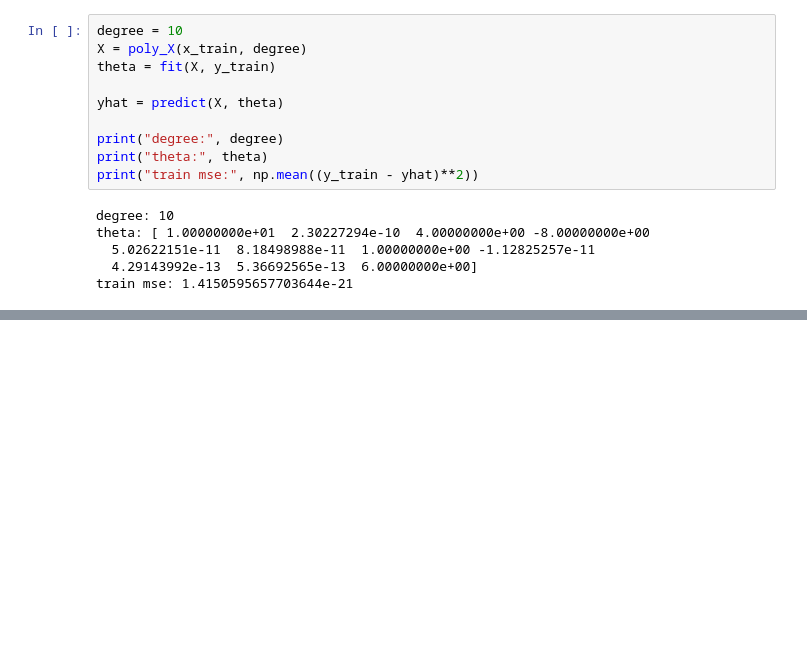
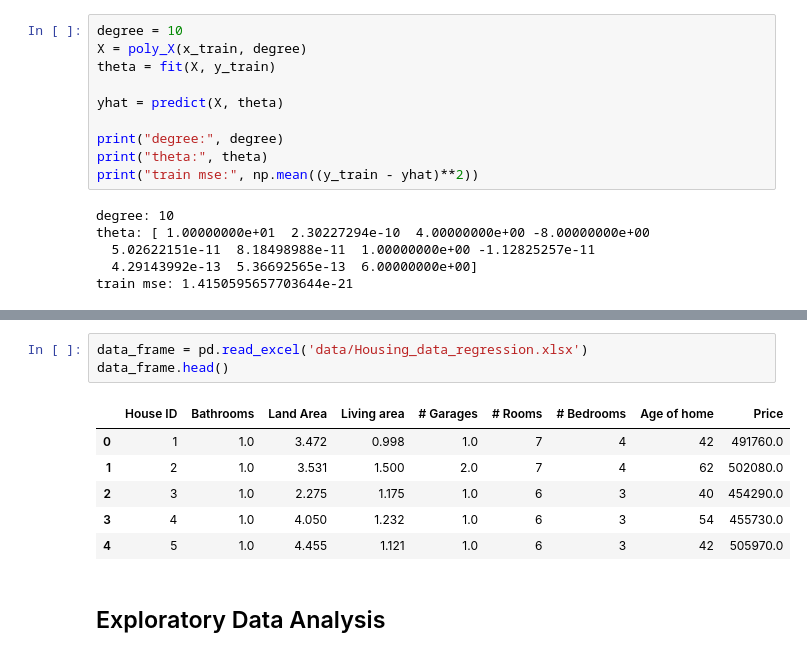
Before and after one commit to dutch-casa/machine.learning.regression, a Jupyter notebook: dutch_assignment_one.ipynb, the cells around one changed output, grey strips where cells are left out. Saved outputs shown, nothing was run; the diff lists cells and outputs as text; blank space fills up the shorter version.

```diff
--- a/dutch_assignment_one.ipynb
+++ b/dutch_assignment_one.ipynb
@@ -135,0 +259,12 @@ print("test mse:", np.mean((y_test - yhat_test) ** 2))
+# %%
+data_frame = pd.read_excel('data/Housing_data_regression.xlsx')
+data_frame.head()
+# %% [output]
+|  | House ID | Bathrooms | Land Area | Living area | # Garages | # Rooms | # Bedrooms | Age of home | Price |
+| 0 | 1 | 1.0 | 3.472 | 0.998 | 1.0 | 7 | 4 | 42 | 491760.0 |
+| 1 | 2 | 1.0 | 3.531 | 1.500 | 2.0 | 7 | 4 | 62 | 502080.0 |
+| 2 | 3 | 1.0 | 2.275 | 1.175 | 1.0 | 6 | 3 | 40 | 454290.0 |
+| 3 | 4 | 1.0 | 4.050 | 1.232 | 1.0 | 6 | 3 | 54 | 455730.0 |
+| 4 | 5 | 1.0 | 4.455 | 1.121 | 1.0 | 6 | 3 | 42 | 505970.0 |
+# %% [markdown]
+## Exploratory Data Analysis
```
Also changed, not shown: parts of 26 cells of this notebook, 2 other files.
